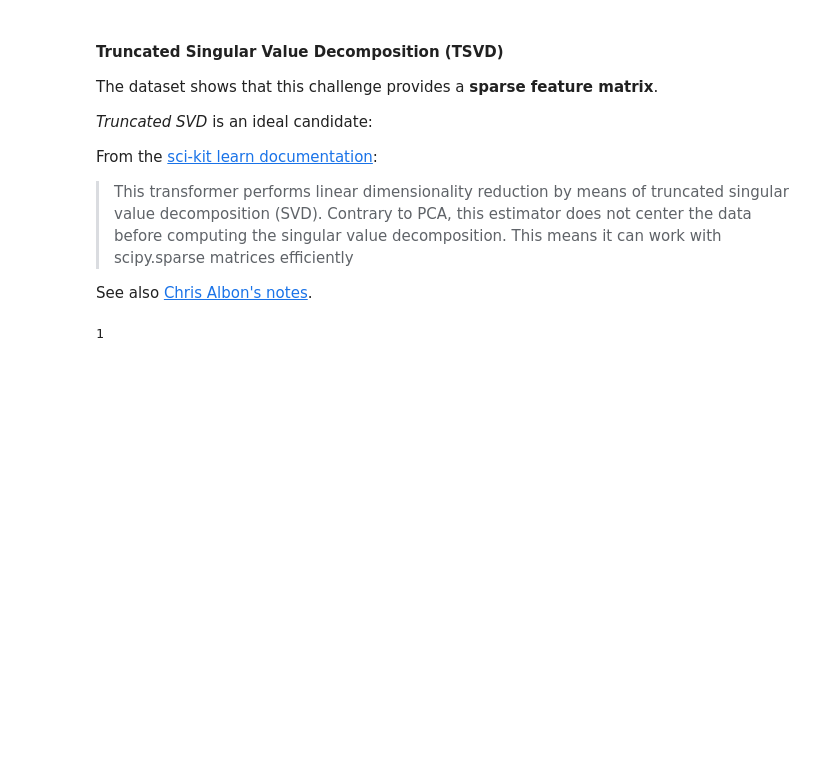
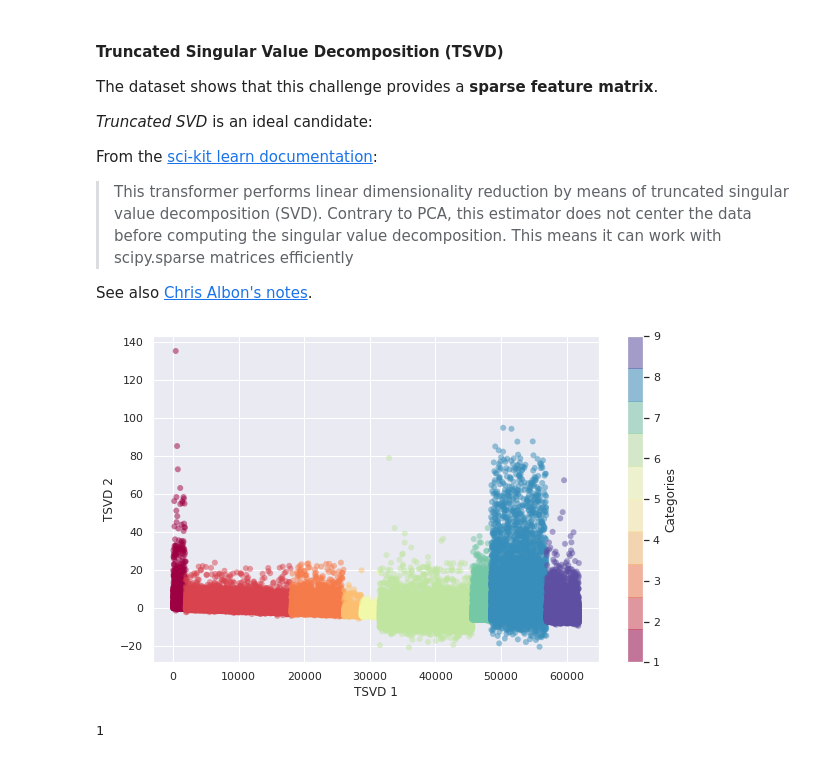
Before and after one commit to sophiabrandt/ZTM-Complete-Machine-Learning-Data-Science, a Jupyter notebook: notebooks/otto/kaggle-otto.ipynb, the cells around one changed output. Cells and saved outputs as stored; diff of their text form; code cells hidden in the pictures; blank space fills up the shorter version.

Commit message:
👌 IMPROVE: add visualization for TSVD

```diff
--- a/notebooks/otto/kaggle-otto.ipynb
+++ b/notebooks/otto/kaggle-otto.ipynb
@@ -418,4 +436,23 @@ From the [sci-kit learn documentation](https://scikit-learn.org/stable/modules/g
 > This transformer performs linear dimensionality reduction by means of truncated singular value decomposition (SVD). Contrary to PCA, this estimator does not center the data before computing the singular value decomposition. This means it can work with scipy.sparse matrices efficiently
 
 See also [Chris Albon's notes](https://chrisalbon.com/machine_learning/feature_engineering/dimensionality_reduction_on_sparse_feature_matrix/).
+# %%
+# Visualize dataset with TSDV
+
+# instantiate model with 2 dimensions
+tsdv = TruncatedSVD(n_components=2)
+
+# project from 93 to 2 dimensions
+projected = tsdv.fit_transform(X, y)
+
+# plot
+plt.figure(figsize=(10,6))
+plt.scatter(projected[:,0], projected[:,1],
+            c=df.target, edgecolor='none', alpha=0.5,
+            cmap=plt.get_cmap('Spectral', 10))
+plt.xlabel('TSVD 1')
+plt.ylabel('TSVD 2')
+plt.colorbar(label='Categories');
+# %% [output]
+[figure, added]
 # %%
```
Also changed, not shown: parts of 3 cells of this notebook.
